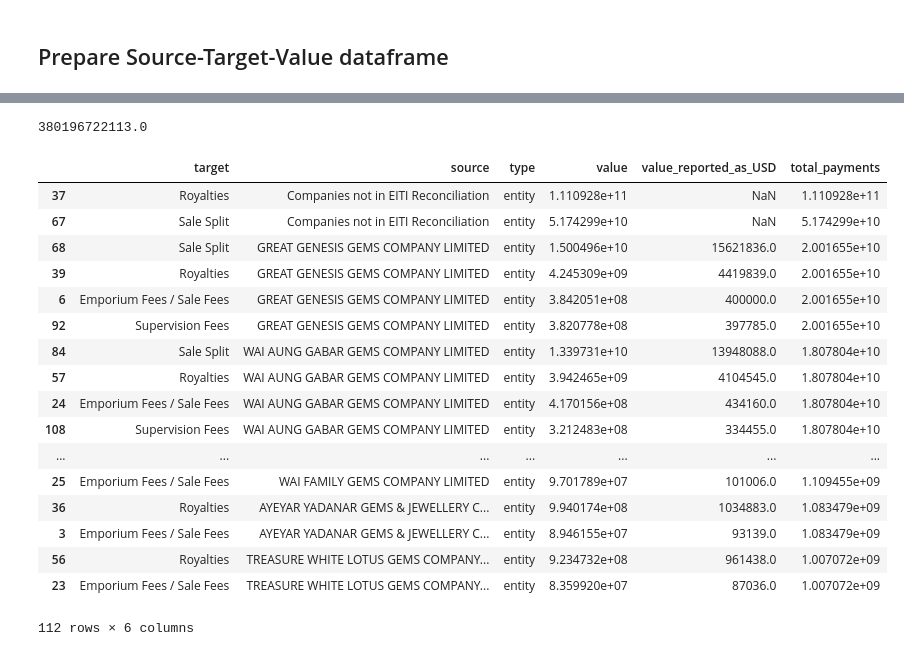
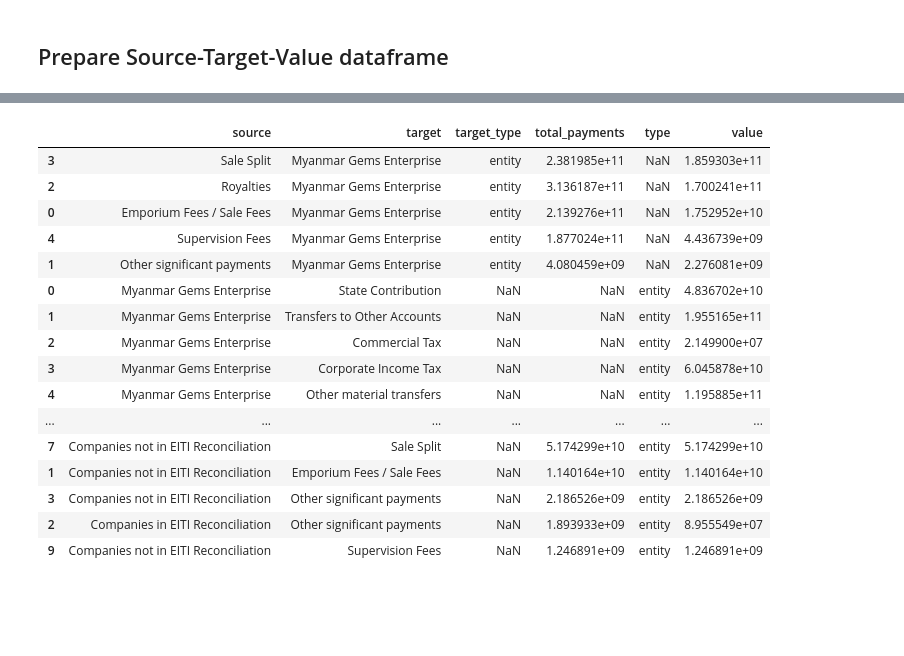
Before and after one commit to NRGI/jade-revenues, a Jupyter notebook: revenues-test/Preparing Data 2013-14.ipynb, the cells around one changed output, grey strips where cells are left out. Cells and saved outputs as stored; diff of their text form; code cells hidden in the pictures; blank space fills up the shorter version.

Commit message:
Fix CSS, highlight links, 2013-14 sub snaky charts

```diff
--- a/revenues-test/Preparing Data 2013-14.ipynb
+++ b/revenues-test/Preparing Data 2013-14.ipynb
@@ -156,3 +158,4 @@ df_gemsjade['revenue_stream_short'] = df_gemsjade['revenue_stream_short'].replac
 ## Remove negative payments for Sankey
 # %%
 df_gemsjade = df_gemsjade[df_gemsjade["value_reported"] > 0]
+df_gemsjade['paid_to'] = "Myanmar Gems Enterprise"
@@ -159,15 +182,19 @@ df_gemsjade = df_gemsjade[df_gemsjade["value_reported"] > 0]
 # %% [markdown]
 ## Prepare Source-Target-Value dataframe
 # %%
-links = pd.DataFrame(columns=['source','target','value','type'])
+links_companies = pd.DataFrame(columns=['source','target','value','type'])
 # %%
-to_append = df_gemsjade.groupby(['revenue_stream_short'],as_index=False)['type','value_reported','value_reported_as_USD','total_payments'].sum()
-to_append["target"] = "Myanmar Gems Enterprise"
-to_append.rename(columns = {'revenue_stream_short':'source', 'value_reported' : 'value'}, inplace = True)
+
+
+to_append = df_gemsjade.groupby(['revenue_stream_short','paid_to'],as_index=False)['type','value_reported','total_payments'].sum()
+to_append.rename(columns = {'revenue_stream_short':'source', 'value_reported' : 'value', 'paid_to': 'target'}, inplace = True)
+
 to_append = to_append.sort_values(by=['value'], ascending = False)
-links = pd.concat([links,to_append])
+to_append['target_type'] = 'entity'
+
+links_companies = pd.concat([links_companies,to_append])
 
 print(to_append['value'].sum())
-links
+links_companies
 # %% [output]
 380196722113.0
@@ -180,4 +207,6 @@ links
 # %%
+## Page 131 of 2013-14 Report. Appendix 8: SOEs reconciliation sheets
+
 append_dict_transfers = [{'source': 'Myanmar Gems Enterprise', 'type': 'entity',
                        'target': 'State Contribution', 'value': 48367022000 },
 
@@ -205,6 +234,11 @@ append_dict_transfers = [{'source': 'Myanmar Gems Enterprise', 'type': 'entity',
                          {'source': 'Internal Revenue Department', 'type': 'entity','target_type': 'entity',
                        'target': 'Ministry of Finance', 'value': 60480276000 }]
 
+#append_dict_transfers_df = pd.DataFrame(append_dict_transfers)
+#links = pd.concat([links, append_dict_transfers_df])
+#links
+
 append_dict_transfers_df = pd.DataFrame(append_dict_transfers)
-links = pd.concat([links, append_dict_transfers_df])
-links
+
+links_summary = pd.concat([links_companies, append_dict_transfers_df])
+links_govt = append_dict_transfers_df
@@ -227,32 +287,29 @@ links
 # %%
-to_append = df_gemsjade.groupby(['revenue_stream_short','Company_name_cl','type'],as_index=False)['value_reported','value_reported_as_USD','total_payments'].sum()
+to_append = df_gemsjade_summary.groupby(['revenue_stream_short','Company_name_cl','type'],as_index=False) \
+    ['value_reported','total_payments'] \
+    .agg({'value_reported':sum,'total_payments':'first'})
 to_append.rename(columns = {'Company_name_cl':'source','revenue_stream_short':'target', 'value_reported' : 'value'}, inplace = True)
-to_append = to_append.sort_values(by=['type','total_payments','value'], ascending = False)
-links = pd.concat([links,to_append])
-
-print(to_append['value'].sum())
-#links
-to_append
+to_append = to_append.sort_values(by=['total_payments'], ascending = False)
+links_summary = pd.concat([links_summary,to_append])
+links_summary
 # %% [output]
-380196722113.0
-|  | target | source | type | value | value_reported_as_USD | total_payments |
-| 37 | Royalties | Companies not in EITI Reconciliation | entity | 1.110928e+11 | NaN | 1.110928e+11 |
-| 67 | Sale Split | Companies not in EITI Reconciliation | entity | 5.174299e+10 | NaN | 5.174299e+10 |
-| 68 | Sale Split | GREAT GENESIS GEMS COMPANY LIMITED | entity | 1.500496e+10 | 15621836.0 | 2.001655e+10 |
-| 39 | Royalties | GREAT GENESIS GEMS COMPANY LIMITED | entity | 4.245309e+09 | 4419839.0 | 2.001655e+10 |
-| 6 | Emporium Fees / Sale Fees | GREAT GENESIS GEMS COMPANY LIMITED | entity | 3.842051e+08 | 400000.0 | 2.001655e+10 |
-| 92 | Supervision Fees | GREAT GENESIS GEMS COMPANY LIMITED | entity | 3.820778e+08 | 397785.0 | 2.001655e+10 |
-| 84 | Sale Split | WAI AUNG GABAR GEMS COMPANY LIMITED | entity | 1.339731e+10 | 13948088.0 | 1.807804e+10 |
-| 57 | Royalties | WAI AUNG GABAR GEMS COMPANY LIMITED | entity | 3.942465e+09 | 4104545.0 | 1.807804e+10 |
-| 24 | Emporium Fees / Sale Fees | WAI AUNG GABAR GEMS COMPANY LIMITED | entity | 4.170156e+08 | 434160.0 | 1.807804e+10 |
-| 108 | Supervision Fees | WAI AUNG GABAR GEMS COMPANY LIMITED | entity | 3.212483e+08 | 334455.0 | 1.807804e+10 |
+|  | source | target | target_type | total_payments | type | value |
+| 3 | Sale Split | Myanmar Gems Enterprise | entity | 2.381985e+11 | NaN | 1.859303e+11 |
+| 2 | Royalties | Myanmar Gems Enterprise | entity | 3.136187e+11 | NaN | 1.700241e+11 |
+| 0 | Emporium Fees / Sale Fees | Myanmar Gems Enterprise | entity | 2.139276e+11 | NaN | 1.752952e+10 |
+| 4 | Supervision Fees | Myanmar Gems Enterprise | entity | 1.877024e+11 | NaN | 4.436739e+09 |
+| 1 | Other significant payments | Myanmar Gems Enterprise | entity | 4.080459e+09 | NaN | 2.276081e+09 |
+| 0 | Myanmar Gems Enterprise | State Contribution | NaN | NaN | entity | 4.836702e+10 |
+| 1 | Myanmar Gems Enterprise | Transfers to Other Accounts | NaN | NaN | entity | 1.955165e+11 |
+| 2 | Myanmar Gems Enterprise | Commercial Tax | NaN | NaN | entity | 2.149900e+07 |
+| 3 | Myanmar Gems Enterprise | Corporate Income Tax | NaN | NaN | entity | 6.045878e+10 |
+| 4 | Myanmar Gems Enterprise | Other material transfers | NaN | NaN | entity | 1.195885e+11 |
 | ... | ... | ... | ... | ... | ... | ... |
-| 25 | Emporium Fees / Sale Fees | WAI FAMILY GEMS COMPANY LIMITED | entity | 9.701789e+07 | 101006.0 | 1.109455e+09 |
-| 36 | Royalties | AYEYAR YADANAR GEMS & JEWELLERY C... | entity | 9.940174e+08 | 1034883.0 | 1.083479e+09 |
-| 3 | Emporium Fees / Sale Fees | AYEYAR YADANAR GEMS & JEWELLERY C... | entity | 8.946155e+07 | 93139.0 | 1.083479e+09 |
-| 56 | Royalties | TREASURE WHITE LOTUS GEMS COMPANY... | entity | 9.234732e+08 | 961438.0 | 1.007072e+09 |
-| 23 | Emporium Fees / Sale Fees | TREASURE WHITE LOTUS GEMS COMPANY... | entity | 8.359920e+07 | 87036.0 | 1.007072e+09 |
+| 7 | Companies not in EITI Reconciliation | Sale Split | NaN | 5.174299e+10 | entity | 5.174299e+10 |
+| 1 | Companies not in EITI Reconciliation | Emporium Fees / Sale Fees | NaN | 1.140164e+10 | entity | 1.140164e+10 |
+| 3 | Companies not in EITI Reconciliation | Other significant payments | NaN | 2.186526e+09 | entity | 2.186526e+09 |
+| 2 | Companies in EITI Reconciliation | Other significant payments | NaN | 1.893933e+09 | entity | 8.955549e+07 |
+| 9 | Companies not in EITI Reconciliation | Supervision Fees | NaN | 1.246891e+09 | entity | 1.246891e+09 |
-112 rows × 6 columns
 # %%
 #to_append = df.groupby(['Payment Type','Reporting Company'],as_index=False)['Value (USD)'].sum()
 #to_append.rename(columns = {'Payment Type':'source','Reporting Company':'target', 'Value (USD)' : 'value'}, inplace = True)
```
Also changed, not shown: parts of 16 cells of this notebook, 13 other files.
